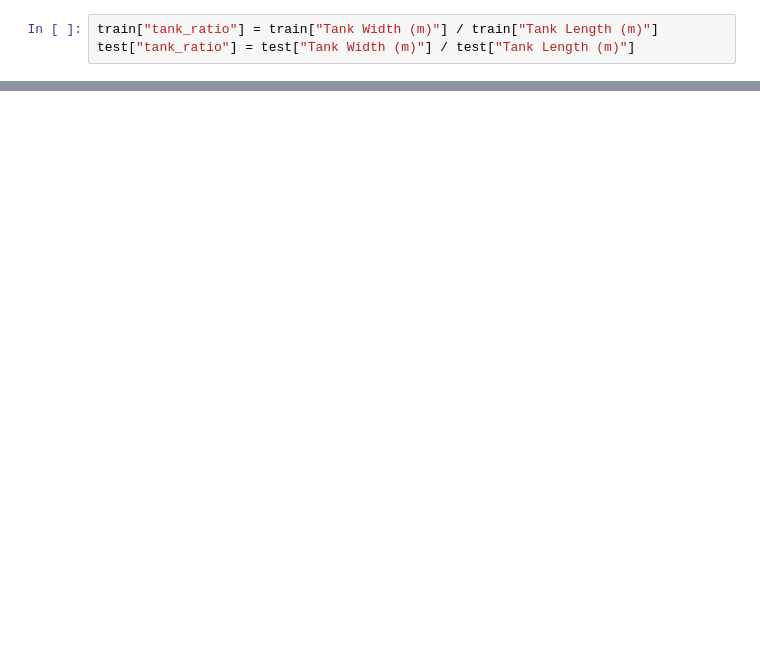
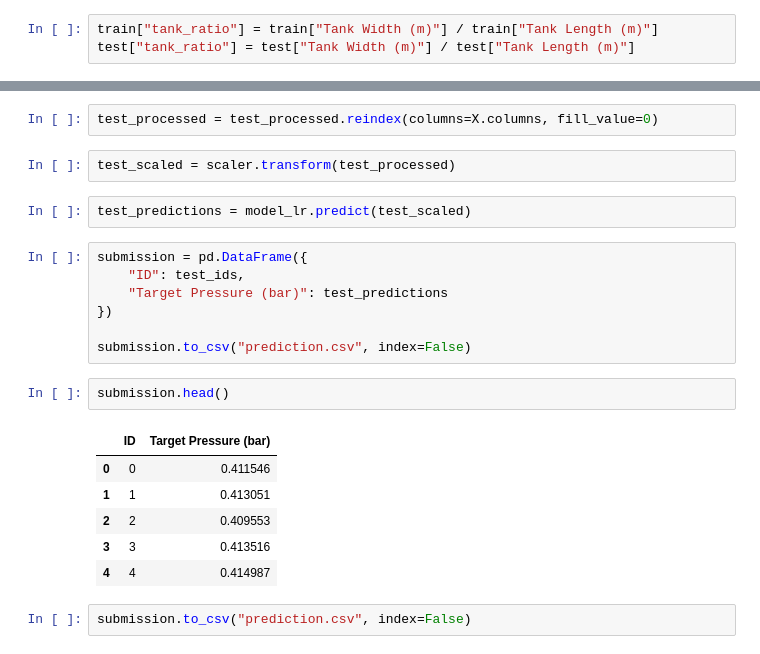
Before and after one commit to sarrinah123/ML, a Jupyter notebook: main.ipynb, the cells around one changed output, grey strips where cells are left out. Cells and saved outputs as stored; diff of their text form; blank space fills up the shorter version.

```diff
--- a/main.ipynb
+++ b/main.ipynb
@@ -193,0 +504,24 @@ test["tank_ratio"] = test["Tank Width (m)"] / test["Tank Length (m)"]
+# %%
+test_processed = test_processed.reindex(columns=X.columns, fill_value=0)
+# %%
+test_scaled = scaler.transform(test_processed)
+# %%
+test_predictions = model_lr.predict(test_scaled)
+# %%
+submission = pd.DataFrame({
+    "ID": test_ids,
+    "Target Pressure (bar)": test_predictions
+})
+
+submission.to_csv("prediction.csv", index=False)
+# %%
+submission.head()
+# %% [output]
+|  | ID | Target Pressure (bar) |
+| 0 | 0 | 0.411546 |
+| 1 | 1 | 0.413051 |
+| 2 | 2 | 0.409553 |
+| 3 | 3 | 0.413516 |
+| 4 | 4 | 0.414987 |
+# %%
+submission.to_csv("prediction.csv", index=False)
```
Also changed, not shown: parts of 54 cells of this notebook.
